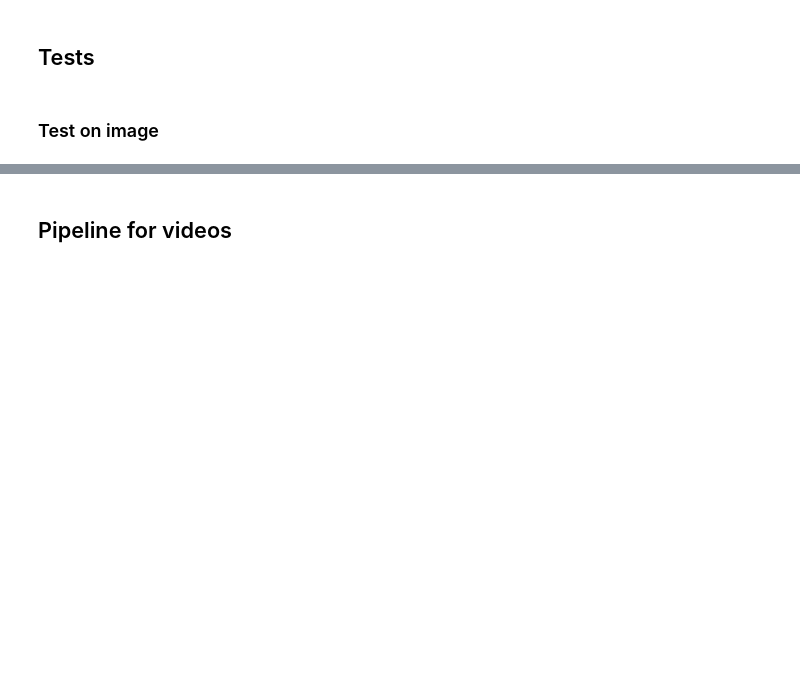
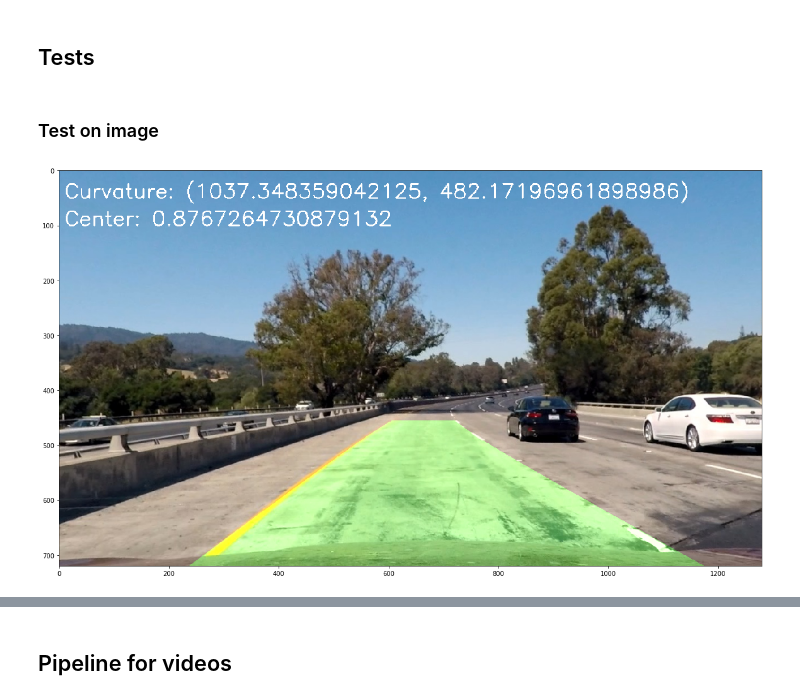
Before and after one commit to mpdivecha/Advanced-Lane-Detection, a Jupyter notebook: submission-code.ipynb, the cells around one changed output, grey strips where cells are left out. Cells and saved outputs as stored; diff of their text form; code cells hidden in the pictures; blank space fills up the shorter version.

```diff
--- a/submission-code.ipynb
+++ b/submission-code.ipynb
@@ -428,3 +481,8 @@ def getLaneDistance(params):
+# %%
+def getLaneWidth(left, right):
+    #lane_width = (right.best_fit[2] - left.best_fit[2])     # Should I use current_fit?
+    lane_width = (right.current_fit[2] - left.current_fit[2])
+    return lane_width * 3.7 / 716
 # %%
 def getLeftRightFits(img_shape, params):
     ploty = np.linspace(0, img_shape[0]-1, img_shape[0])
@@ -468,38 +537,43 @@ def overlay(warped, params, Minv, img, curves, center, laneWidth, frame=None):
 # %%
 def pipeline(img):
-    img = cv2.undistort(img, mtx, dist, None, mtx)
+    img = cv2.undistort(img, cameraParams.mtx, cameraParams.dist, None, cameraParams.mtx)
+    #cv2.imwrite('debug/undistort.png', img)
     M,Minv = getPerspectiveMatrix()
+
     # Step 1: Threshold the image
     thresh_img = threshold(img)
+    #cv2.imwrite('debug/thresh.png', thresh_img*255)
+
     # Step 2: Apply perspective transform to get a bird's eye view of the lane
     warped = cv2.warpPerspective(thresh_img, M, dsize=img.shape[::-1][1:], flags=cv2.INTER_LINEAR)
+    #cv2.imwrite('debug/warped.png', warped*255)
+
     # Step 3: Find the lane lines and fit a polynomial
-    fit_params = sliding_window(warped)
+    lane = Lane()
+    lane.left,lane.right = sliding_window(warped, lane.left, lane.right)
     #visualize(img, fit_params)
+
     # Step 4: Determine curvature
-    left_fitx, right_fitx, ploty = getLeftRightFits(img.shape, fit_params)
+    lane.curvature = getCurvature(719, lane.left, lane.right, world_space=True)
+    lane.center = getCenter(img.shape, lane.left, lane.right)
+    lane.width = getLaneWidth(lane.left, lane.right)
+    lane.left.getBestFit()
+    lane.right.getBestFit()
 
-    curves = getCurvature(fit_params, world_space=True)
-    center = getCenter(img, fit_params)
-    laneWidth = getLaneDistance(fit_params)
-    print(curves)
-    #print(fit_params.left_fit[2], fit_params.right_fit[2])
-    print(left_fitx[719], right_fitx[719])
-    #print(img.shape, warped.shape)
-    #print(M*([left_fitx[719], ploty[719], 1]), M*([right_fitx[719], ploty[719], 1]))
-    #pts = np.array([[[left_fitx[719], ploty[719]], [0, 0]]])
-    #print(cv2.perspectiveTransform(pts, m=M))
-    #print(Minv)
-    result = overlay(warped, fit_params, Minv, img, curves, center, laneWidth)
+    result = overlay(warped, lane, Minv, img)
     plt.figure(figsize=(20,20))
     plt.imshow(result)
-    return thresh_img,warped
+    return thresh_img,warped,lane
 # %% [markdown]
 ## Tests
 # %% [markdown]
 ### Test on image
 # %%
-img = cv2.imread('./challenge_frames/frame0012.png')
+#img = cv2.imread('./challenge_frames/frame0012.png')
+#img = cv2.imread('./debug/ErrorFrame/frame0559_C3.png')
+img = cv2.imread('./test_images/test1.jpg')
 img = cv2.cvtColor(img, cv2.COLOR_BGR2RGB)
 # %%
-thresh_image,warped = pipeline(img)
+thresh_image,warped,lane = pipeline(img)
+# %% [output]
+[figure, added]
```
Also changed, not shown: parts of 49 cells of this notebook.
